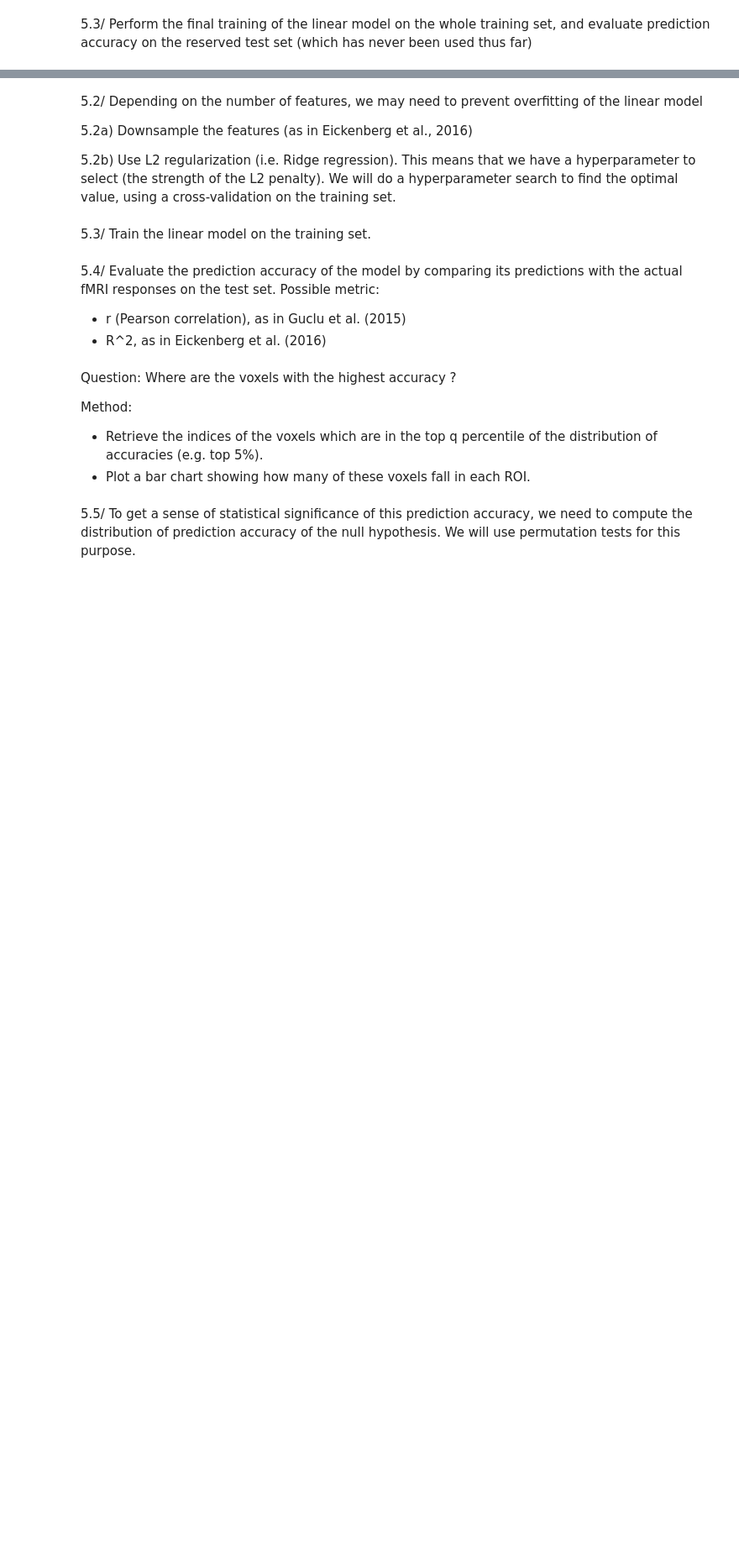
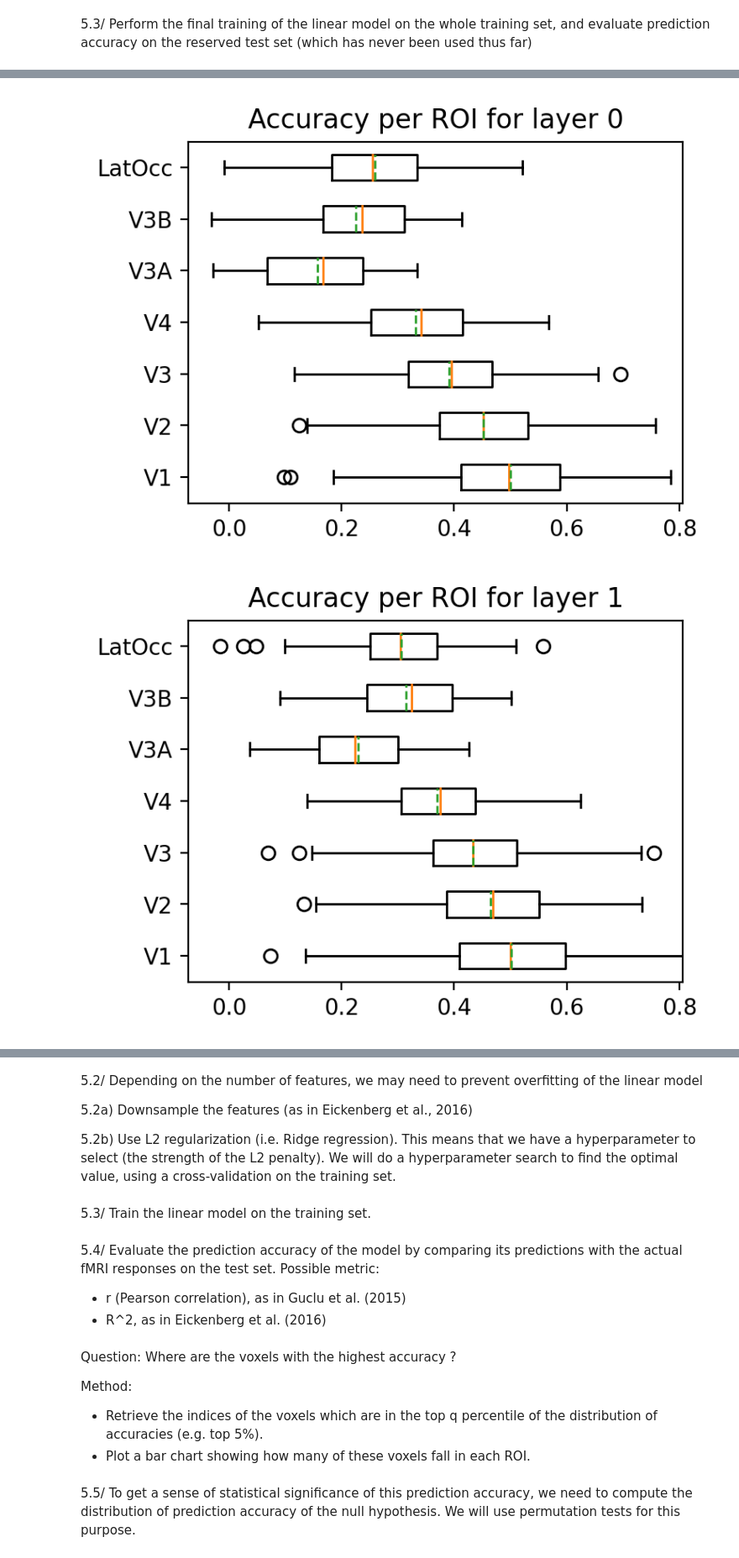
Before and after one commit to cedricfoucault/NMA-DL2021_deepfMRI, a Jupyter notebook: build_encoding_model.ipynb, the cells around one changed output, grey strips where cells are left out. Shown at 84% size. Cells and saved outputs as stored; diff of their text form; code cells hidden in the pictures; blank space fills up the shorter version.

```diff
--- a/build_encoding_model.ipynb
+++ b/build_encoding_model.ipynb
@@ -1473,0 +412,24 @@ for i in range(len(corr_coeffs_test_by_layer)):
+# %%
+roi_names = ["V1", "V2", "V3", "V4", "V3A", "V3B", "LatOcc"]
+corr_coeffs_by_layer_and_rois = {}
+
+for i in range(len(corr_coeffs_test_by_layer)):
+  corr_coeffs_test = corr_coeffs_test_by_layer[i]
+  corr_coeffs_by_layer_and_rois[i] = {}
+  for roi_name in roi_names:
+    corr_coeffs_by_layer_and_rois[i][roi_name] = corr_coeffs_test[roi_names_per_voxel_index == roi_name]
+# %%
+# Plot the prediction accuracies as boxplots for each layer and RoI
+
+for i in range(len(corr_coeffs_test_by_layer)):
+  # Plot results by ROI
+  fig = plt.figure(figsize=(4, 3), dpi=200)
+  ax = fig.gca()
+  ax.boxplot(corr_coeffs_by_layer_and_rois[i].values(),
+              labels=roi_names,
+              vert=False, showmeans = True, meanline = True)
+  ax.set_title(f"Accuracy per ROI for layer {i}")
+  ax.set_xlim(min_corr_coeff, max_corr_coeff)
+# %% [output]
+[figure, added]
+[figure, added]
```
Also changed, not shown: parts of 16 cells of this notebook.
